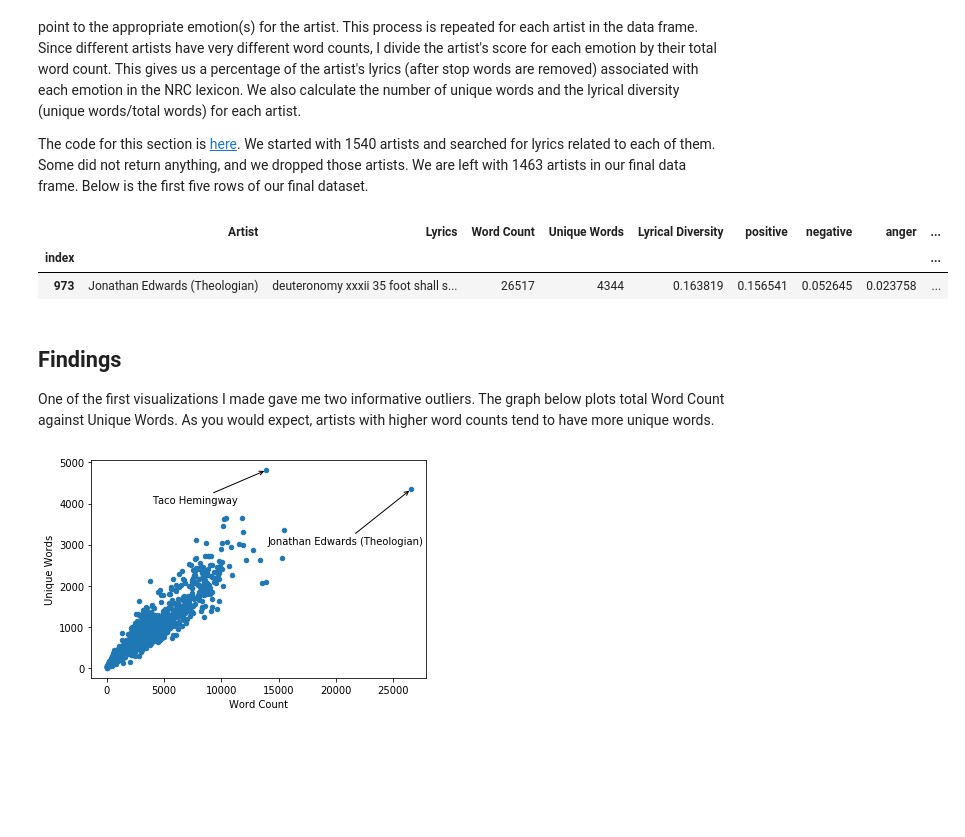
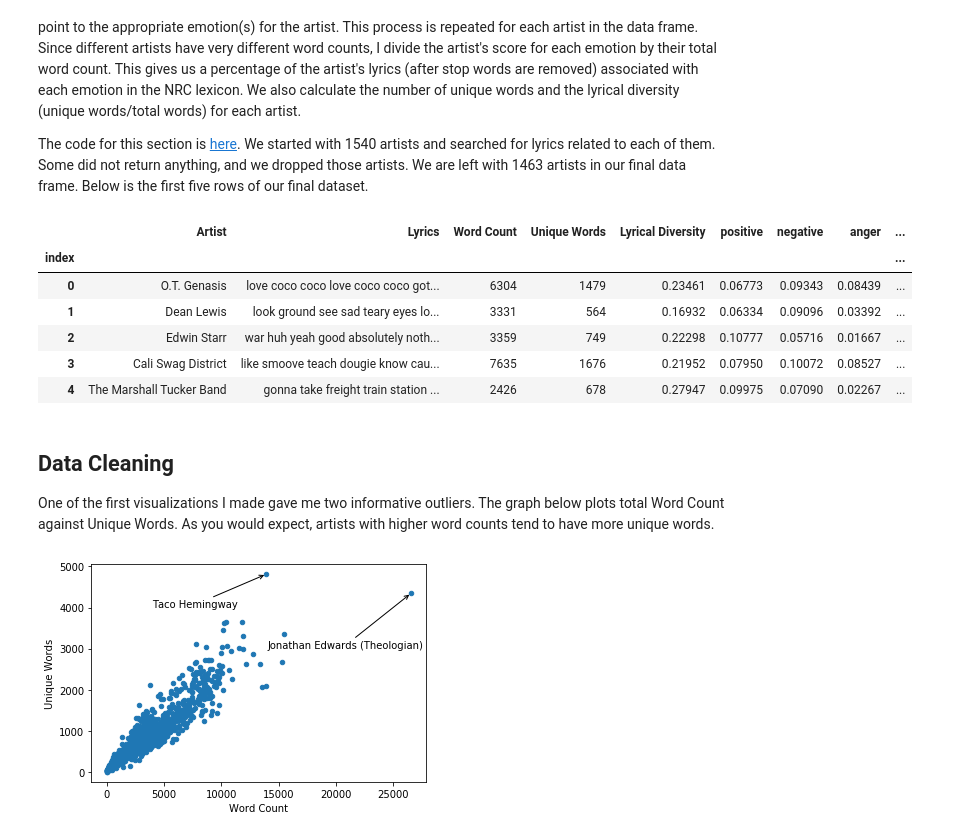
Before and after one commit to ben-pfeffer/lyrics-sentiment, a Jupyter notebook: sentiment-report.ipynb, the cells around one changed output. Cells and saved outputs as stored; diff of their text form; code cells hidden in the pictures; blank space fills up the shorter version.

```diff
--- a/sentiment-report.ipynb
+++ b/sentiment-report.ipynb
@@ -46,25 +46,28 @@ This project was inspired by two data science projects I read about on the inter
 # %%
 import pandas as pd
 import numpy as np
 import matplotlib.pyplot as plt
 import seaborn as sns
 import scipy.stats as stat
 from statsmodels.stats.multicomp import (pairwise_tukeyhsd, MultiComparison)
 %matplotlib inline
 
 df = pd.read_csv('sentiment-data-clean.csv', index_col='index')
 
 # store length of original df for use later
 orig_len = len(df)
 # display first 5 rows of df
-df.head().round(3)
-df.sort_values('Word Count', ascending=False).head(1)
+df.head().round(5)
 # %% [output]
 |  | Artist | Lyrics | Word Count | Unique Words | Lyrical Diversity | positive | negative | anger | ... |
 | index |  |  |  |  |  |  |  |  | ... |
-| 973 | Jonathan Edwards (Theologian) | deuteronomy xxxii 35 foot shall s... | 26517 | 4344 | 0.163819 | 0.156541 | 0.052645 | 0.023758 | ... |
+| 0 | O.T. Genasis | love coco coco love coco coco got... | 6304 | 1479 | 0.23461 | 0.06773 | 0.09343 | 0.08439 | ... |
+| 1 | Dean Lewis | look ground see sad teary eyes lo... | 3331 | 564 | 0.16932 | 0.06334 | 0.09096 | 0.03392 | ... |
+| 2 | Edwin Starr | war huh yeah good absolutely noth... | 3359 | 749 | 0.22298 | 0.10777 | 0.05716 | 0.01667 | ... |
+| 3 | Cali Swag District | like smoove teach dougie know cau... | 7635 | 1676 | 0.21952 | 0.07950 | 0.10072 | 0.08527 | ... |
+| 4 | The Marshall Tucker Band | gonna take freight train station ... | 2426 | 678 | 0.27947 | 0.09975 | 0.07090 | 0.02267 | ... |
 # %% [markdown]
-## Findings
+## Data Cleaning
 
 One of the first visualizations I made gave me two informative outliers. The graph below plots total Word Count against Unique Words. As you would expect, artists with higher word counts tend to have more unique words.
 # %%
```
Also changed, not shown: parts of 10 cells of this notebook, 1 other file.
